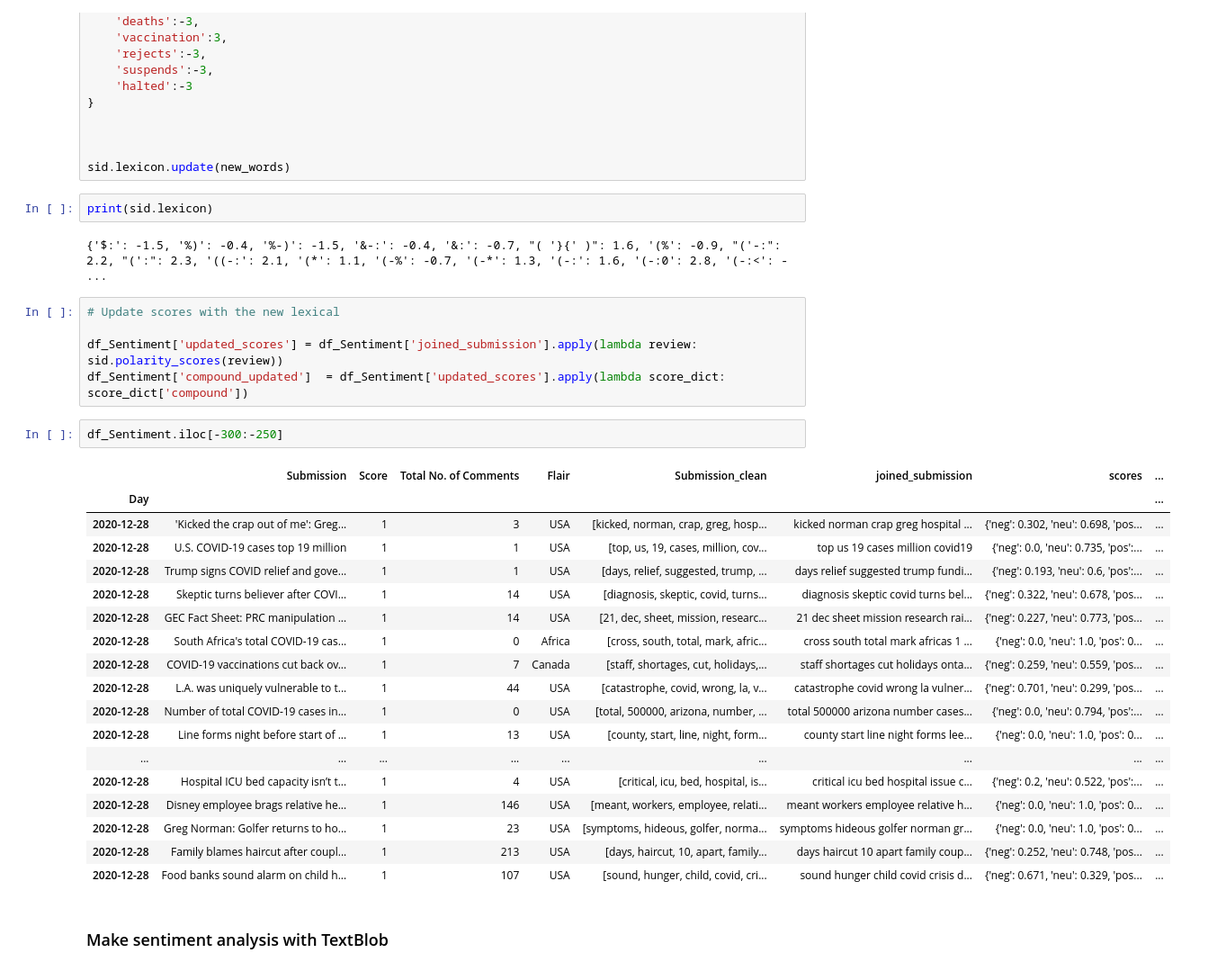
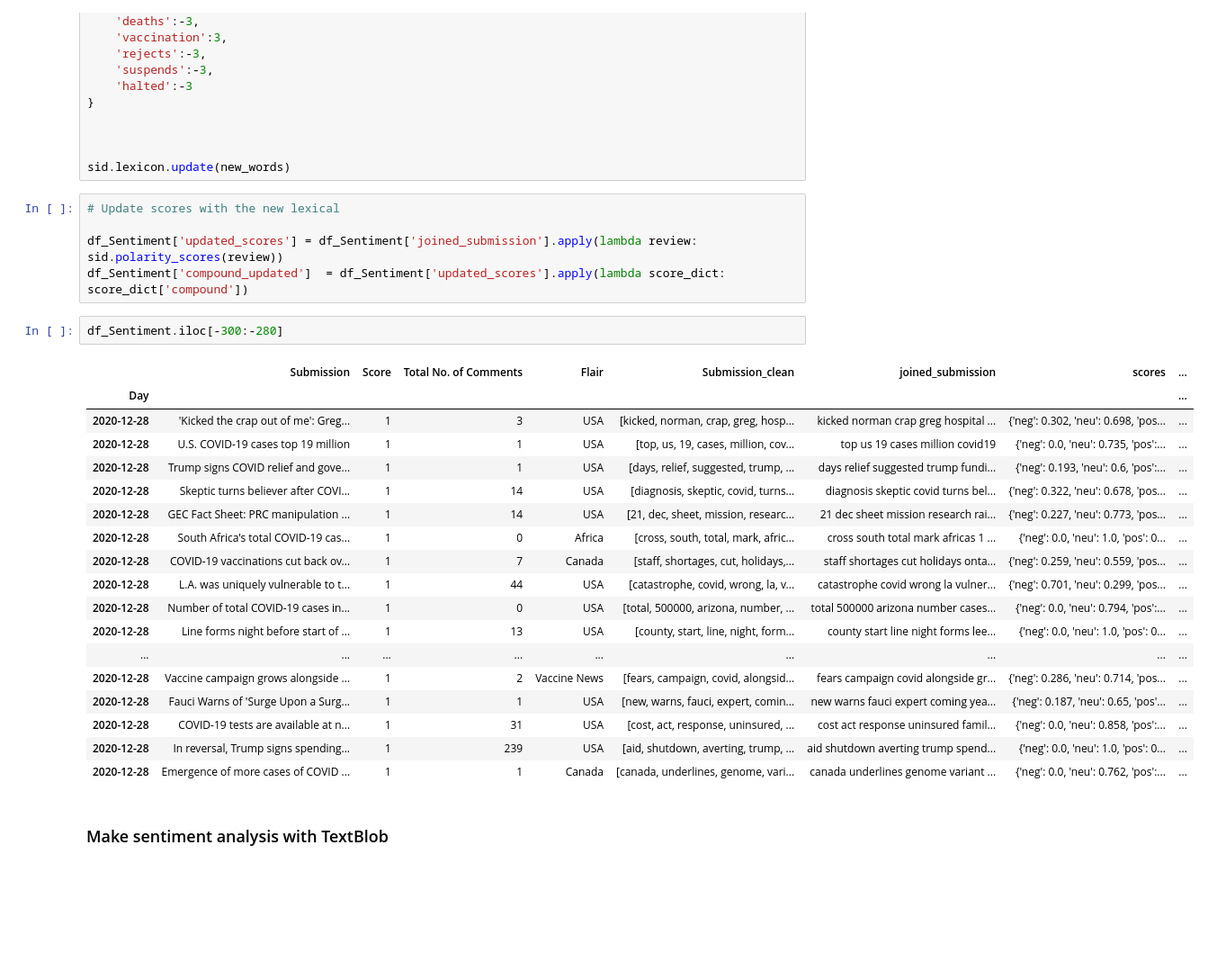
Before and after one commit to alexandre-nicolai/Projects, a Jupyter notebook: Senior Thesis.ipynb, the cells around one changed output. Shown at 90% size. Drawn from its saved outputs; the diff is of its cells as text; blank space fills up the shorter version.

```diff
--- a/Senior Thesis.ipynb
+++ b/Senior Thesis.ipynb
@@ -1335,36 +1335,32 @@ new_words = {
 
 
 sid.lexicon.update(new_words)
-# %%
-print(sid.lexicon)
-# %% [output]
-{'$:': -1.5, '%)': -0.4, '%-)': -1.5, '&-:': -0.4, '&:': -0.7, "( '}{' )": 1.6, '(%': -0.9, "('-:": 2.2, "(':": 2.3, '((-:': 2.1, '(*': 1.1, '(-%': -0.7, '(-*': 1.3, '(-:': 1.6, '(-:0': 2.8, '(-:<': - ...
 # %%
 # Update scores with the new lexical
 
 df_Sentiment['updated_scores'] = df_Sentiment['joined_submission'].apply(lambda review: sid.polarity_scores(review))
 df_Sentiment['compound_updated']  = df_Sentiment['updated_scores'].apply(lambda score_dict: score_dict['compound'])
 # %%
-df_Sentiment.iloc[-300:-250]
+df_Sentiment.iloc[-300:-280]
 # %% [output]
 |  | Submission | Score | Total No. of Comments | Flair | Submission_clean | joined_submission | scores | ... |
 | Day |  |  |  |  |  |  |  | ... |
 | 2020-12-28 | 'Kicked the crap out of me': Greg... | 1 | 3 | USA | [kicked, norman, crap, greg, hosp... | kicked norman crap greg hospital ... | {'neg': 0.302, 'neu': 0.698, 'pos... | ... |
 | 2020-12-28 | U.S. COVID-19 cases top 19 million | 1 | 1 | USA | [top, us, 19, cases, million, cov... | top us 19 cases million covid19 | {'neg': 0.0, 'neu': 0.735, 'pos':... | ... |
 | 2020-12-28 | Trump signs COVID relief and gove... | 1 | 1 | USA | [days, relief, suggested, trump, ... | days relief suggested trump fundi... | {'neg': 0.193, 'neu': 0.6, 'pos':... | ... |
 | 2020-12-28 | Skeptic turns believer after COVI... | 1 | 14 | USA | [diagnosis, skeptic, covid, turns... | diagnosis skeptic covid turns bel... | {'neg': 0.322, 'neu': 0.678, 'pos... | ... |
 | 2020-12-28 | GEC Fact Sheet: PRC manipulation ... | 1 | 14 | USA | [21, dec, sheet, mission, researc... | 21 dec sheet mission research rai... | {'neg': 0.227, 'neu': 0.773, 'pos... | ... |
 | 2020-12-28 | South Africa's total COVID-19 cas... | 1 | 0 | Africa | [cross, south, total, mark, afric... | cross south total mark africas 1 ... | {'neg': 0.0, 'neu': 1.0, 'pos': 0... | ... |
 | 2020-12-28 | COVID-19 vaccinations cut back ov... | 1 | 7 | Canada | [staff, shortages, cut, holidays,... | staff shortages cut holidays onta... | {'neg': 0.259, 'neu': 0.559, 'pos... | ... |
 | 2020-12-28 | L.A. was uniquely vulnerable to t... | 1 | 44 | USA | [catastrophe, covid, wrong, la, v... | catastrophe covid wrong la vulner... | {'neg': 0.701, 'neu': 0.299, 'pos... | ... |
 | 2020-12-28 | Number of total COVID-19 cases in... | 1 | 0 | USA | [total, 500000, arizona, number, ... | total 500000 arizona number cases... | {'neg': 0.0, 'neu': 0.794, 'pos':... | ... |
 | 2020-12-28 | Line forms night before start of ... | 1 | 13 | USA | [county, start, line, night, form... | county start line night forms lee... | {'neg': 0.0, 'neu': 1.0, 'pos': 0... | ... |
 | ... | ... | ... | ... | ... | ... | ... | ... | ... |
-| 2020-12-28 | Hospital ICU bed capacity isn’t t... | 1 | 4 | USA | [critical, icu, bed, hospital, is... | critical icu bed hospital issue c... | {'neg': 0.2, 'neu': 0.522, 'pos':... | ... |
-| 2020-12-28 | Disney employee brags relative he... | 1 | 146 | USA | [meant, workers, employee, relati... | meant workers employee relative h... | {'neg': 0.0, 'neu': 1.0, 'pos': 0... | ... |
-| 2020-12-28 | Greg Norman: Golfer returns to ho... | 1 | 23 | USA | [symptoms, hideous, golfer, norma... | symptoms hideous golfer norman gr... | {'neg': 0.0, 'neu': 1.0, 'pos': 0... | ... |
-| 2020-12-28 | Family blames haircut after coupl... | 1 | 213 | USA | [days, haircut, 10, apart, family... | days haircut 10 apart family coup... | {'neg': 0.252, 'neu': 0.748, 'pos... | ... |
-| 2020-12-28 | Food banks sound alarm on child h... | 1 | 107 | USA | [sound, hunger, child, covid, cri... | sound hunger child covid crisis d... | {'neg': 0.671, 'neu': 0.329, 'pos... | ... |
+| 2020-12-28 | Vaccine campaign grows alongside ... | 1 | 2 | Vaccine News | [fears, campaign, covid, alongsid... | fears campaign covid alongside gr... | {'neg': 0.286, 'neu': 0.714, 'pos... | ... |
+| 2020-12-28 | Fauci Warns of 'Surge Upon a Surg... | 1 | 1 | USA | [new, warns, fauci, expert, comin... | new warns fauci expert coming yea... | {'neg': 0.187, 'neu': 0.65, 'pos'... | ... |
+| 2020-12-28 | COVID-19 tests are available at n... | 1 | 31 | USA | [cost, act, response, uninsured, ... | cost act response uninsured famil... | {'neg': 0.0, 'neu': 0.858, 'pos':... | ... |
+| 2020-12-28 | In reversal, Trump signs spending... | 1 | 239 | USA | [aid, shutdown, averting, trump, ... | aid shutdown averting trump spend... | {'neg': 0.0, 'neu': 1.0, 'pos': 0... | ... |
+| 2020-12-28 | Emergence of more cases of COVID ... | 1 | 1 | Canada | [canada, underlines, genome, vari... | canada underlines genome variant ... | {'neg': 0.0, 'neu': 0.762, 'pos':... | ... |
 # %% [markdown]
 ### Make sentiment analysis with TextBlob
 # %%
```
Also changed, not shown: parts of 2 cells of this notebook.
